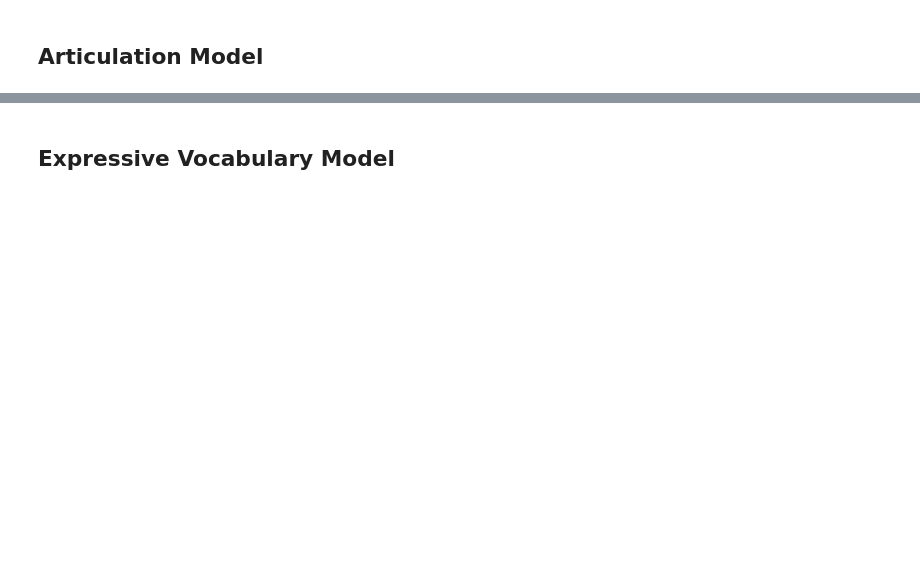
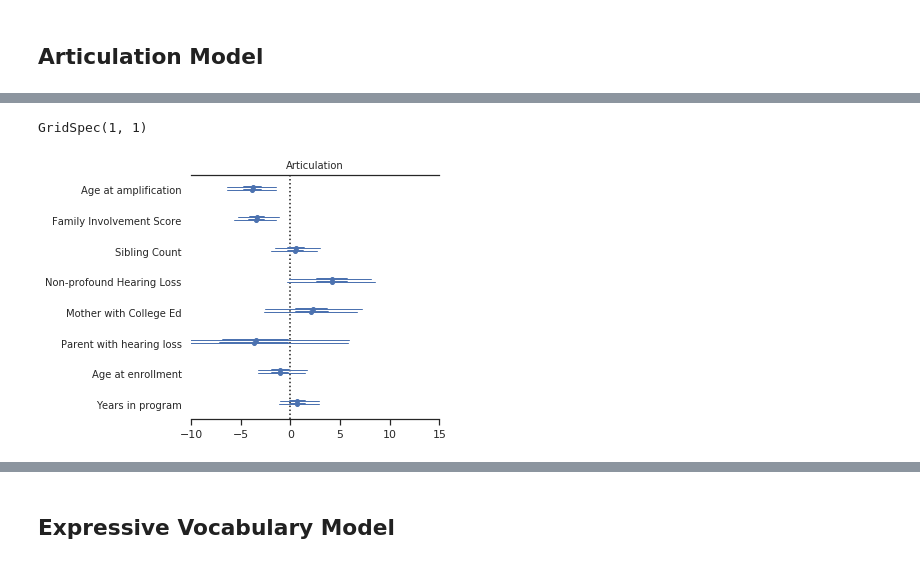
Before and after one commit to fonnesbeck/infant_hearing_intervention, a Jupyter notebook: notebooks/Covariate Model.ipynb, the cells around one changed output, grey strips where cells are left out. Drawn from its saved outputs; the diff is of its cells as text; code cells hidden in the pictures; blank space fills up the shorter version.

```diff
--- a/notebooks/Covariate Model.ipynb
+++ b/notebooks/Covariate Model.ipynb
@@ -503,3 +594,6 @@ with articulation_4:
 # %%
 forestplot(artic_4_trace, varnames=['β'], ylabels=labels, main='Articulation',
-          xlim=(-10,10), rhat=False)
+          xlim=x_range, rhat=False)
+# %% [output]
+GridSpec(1, 1)
+[figure, added]
```
Also changed, not shown: parts of 43 cells of this notebook.
